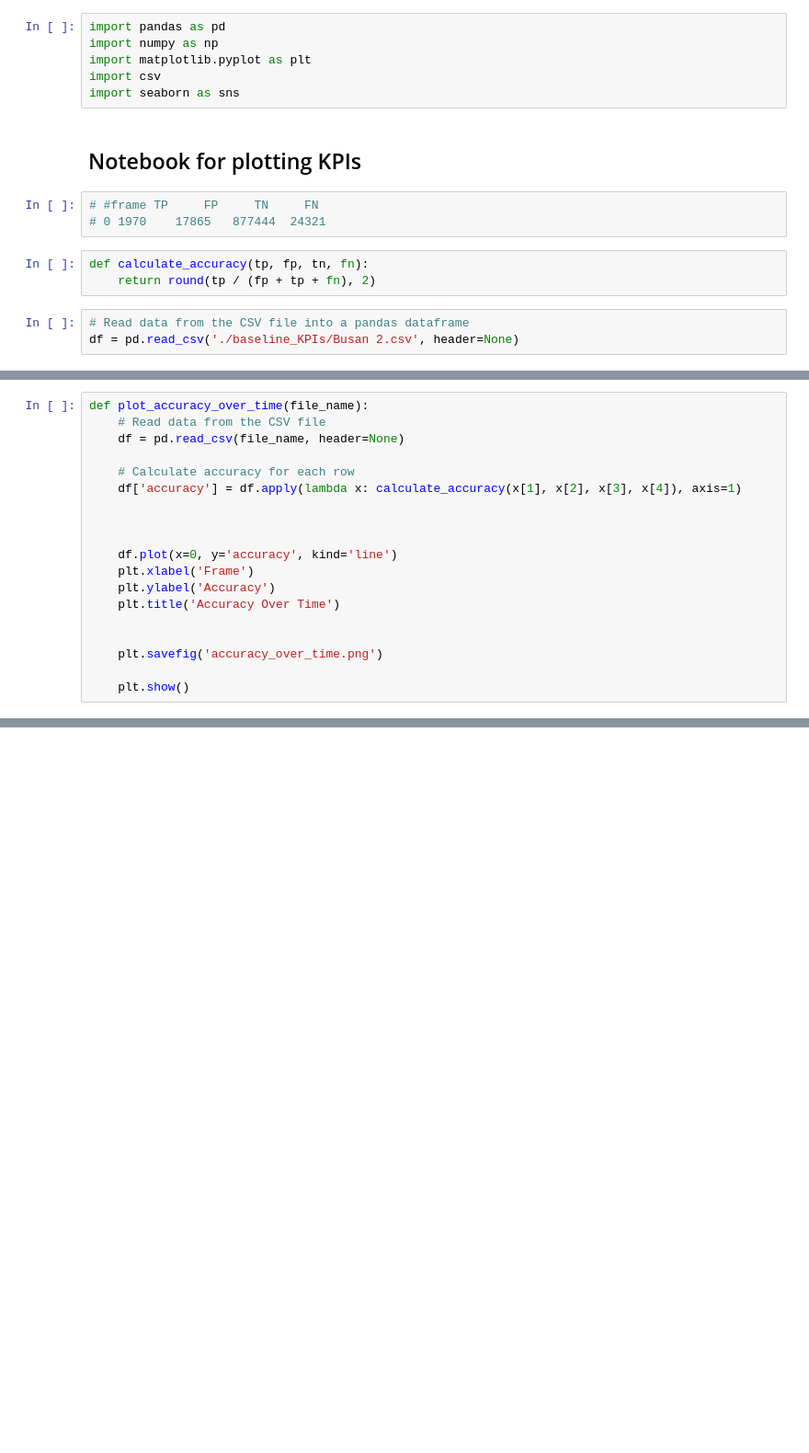
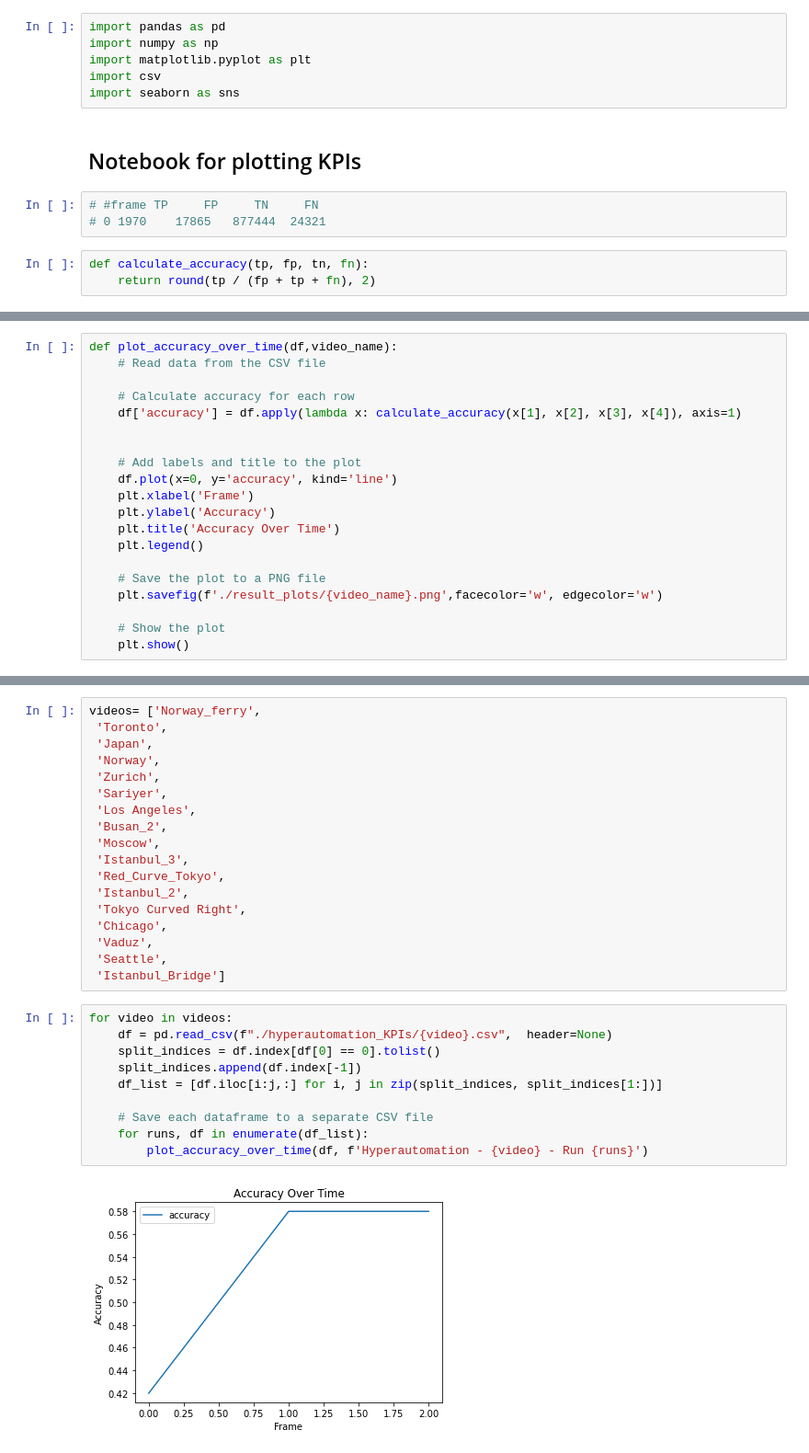
Before and after one commit to patrickahrend/hyperautomation-lane-detection, a Jupyter notebook: Part II - Adv Lane Detection and Road Features 2/Part II - Adv Lane Detection and Road Features 2/plot_utils.ipynb, the cells around one changed output, grey strips where cells are left out. Shown at 92% size. Drawn from its saved outputs; the diff is of its cells as text; blank space fills up the shorter version.

Commit message:
fix plots for baseline

```diff
--- a/Part II - Adv Lane Detection and Road Features 2/Part II - Adv Lane Detection and Road Features 2/plot_utils.ipynb
+++ b/Part II - Adv Lane Detection and Road Features 2/Part II - Adv Lane Detection and Road Features 2/plot_utils.ipynb
@@ -12,6 +12,3 @@ import seaborn as sns
 # %%
 def calculate_accuracy(tp, fp, tn, fn):
     return round(tp / (fp + tp + fn), 2)
-# %%
-# Read data from the CSV file into a pandas dataframe
-df = pd.read_csv('./baseline_KPIs/Busan 2.csv', header=None)
@@ -21,19 +15,20 @@ df = pd.read_csv('./baseline_KPIs/Busan 2.csv', header=None)
 # %%
-def plot_accuracy_over_time(file_name):
+def plot_accuracy_over_time(df,video_name):
     # Read data from the CSV file
-    df = pd.read_csv(file_name, header=None)
 
     # Calculate accuracy for each row
     df['accuracy'] = df.apply(lambda x: calculate_accuracy(x[1], x[2], x[3], x[4]), axis=1)
 
 
-
+    # Add labels and title to the plot
     df.plot(x=0, y='accuracy', kind='line')
     plt.xlabel('Frame')
     plt.ylabel('Accuracy')
     plt.title('Accuracy Over Time')
+    plt.legend()
 
+    # Save the plot to a PNG file
+    plt.savefig(f'./result_plots/{video_name}.png',facecolor='w', edgecolor='w')
 
-    plt.savefig('accuracy_over_time.png')
-
+    # Show the plot
     plt.show()
@@ -39,0 +59,30 @@ def plot_accuracy_over_time(file_name):
+# %%
+videos= ['Norway_ferry',
+ 'Toronto',
+ 'Japan',
+ 'Norway',
+ 'Zurich',
+ 'Sariyer',
+ 'Los Angeles',
+ 'Busan_2',
+ 'Moscow',
+ 'Istanbul_3',
+ 'Red_Curve_Tokyo',
+ 'Istanbul_2',
+ 'Tokyo Curved Right',
+ 'Chicago',
+ 'Vaduz',
+ 'Seattle',
+ 'Istanbul_Bridge']
+# %%
+for video in videos:
+    df = pd.read_csv(f"./hyperautomation_KPIs/{video}.csv",  header=None)
+    split_indices = df.index[df[0] == 0].tolist()
+    split_indices.append(df.index[-1])
+    df_list = [df.iloc[i:j,:] for i, j in zip(split_indices, split_indices[1:])]
+
+    # Save each dataframe to a separate CSV file
+    for runs, df in enumerate(df_list):
+        plot_accuracy_over_time(df, f'Hyperautomation - {video} - Run {runs}')
+# %% [output]
+[figure, added]
```
Also changed, not shown: parts of 3 cells of this notebook.
